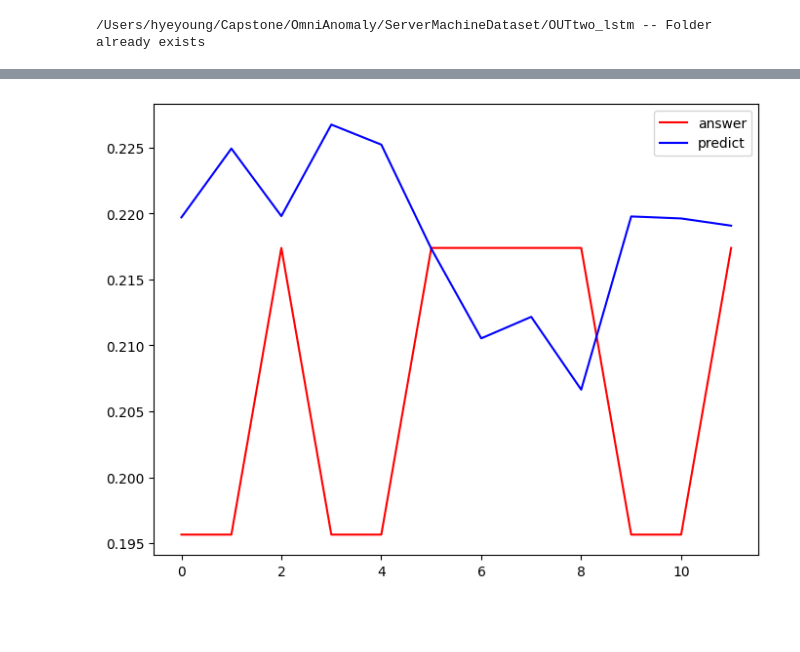
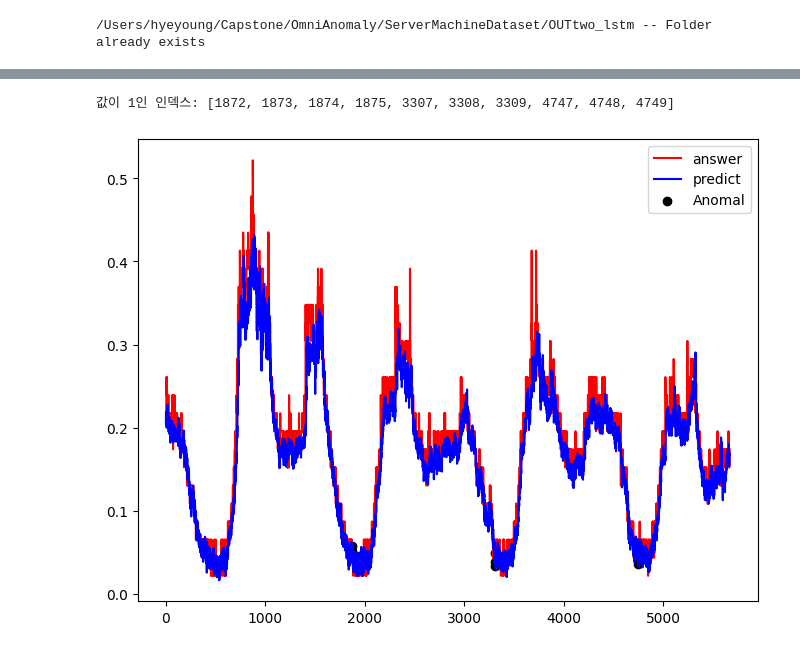
Before and after one commit to moji-moji-idn/Abnormal_Prediction, a Jupyter notebook: Conv1D.ipynb, the cells around one changed output, grey strips where cells are left out. Drawn from its saved outputs; the diff is of its cells as text; code cells hidden in the pictures; blank space fills up the shorter version.

```diff
--- a/Conv1D.ipynb
+++ b/Conv1D.ipynb
@@ -308,7 +318,7 @@ flattened_output = Flatten()(conv1d_output)
 # Define dense layers
 dense1 = Dense(64, activation='relu')(flattened_output)
 dense2 = Dense(32, activation='relu')(dense1)
-output = Dense(12)(dense2)
+output = Dense(6)(dense2)
 # %%
 model = Model(inputs = input_data, outputs = output)
 model.summary()
@@ -385,11 +383,13 @@ def RMSE(real, pred):
 # %%
 answer_list = []
 predict_list = []
+anomal_list = []
 for i in range(len(x_val_multi)):
-    x = x_val_multi[i].reshape((-1, 72, 6))
+    x = x_val_multi[i].reshape((-1, 24, 6))
     answer = y_val_multi[i]
-
+    anomal = y_val_anomal[i]
     predict = model.predict(x)[0]
     answer_list.append(answer)
+    anomal_list.append(anomal)
     predict_list.append(predict)
 # %% [output]
@@ -413,3 +413,4 @@ for i in range(len(x_val_multi)):
 # %%
 answer = np.reshape(answer_list, (-1, 1))
 predict = np.reshape(predict_list, (-1, 1))
+anomal = np.reshape(anomal_list, (-1, 1))
@@ -416,8 +429,21 @@ predict = np.reshape(predict_list, (-1, 1))
+# %%
+import numpy as np
+
+
+
+# 값이 1인 인덱스 저장
+indices_with_value_one = [index for index, value in enumerate(anomal) if np.any(value == 1)]
+
+# 결과 출력
+print("값이 1인 인덱스:", indices_with_value_one)
+# %% [output]
+값이 1인 인덱스: [1872, 1873, 1874, 1875, 3307, 3308, 3309, 4747, 4748, 4749]
 # %%
-plt.plot(answer_list[0], color = 'r', label = 'answer')
-plt.plot(predict_list[0], color = 'b', label = 'predict')
+plt.plot(answer, color = 'r', label = 'answer')
+plt.plot(predict, color = 'b', label = 'predict')
+plt.scatter(indices_with_value_one, [predict[i] for i in indices_with_value_one], color='k', label='Anomal', marker='o')  # 이상치 산점도
 
 plt.legend()
 plt.show()
 # %% [output]
-[figure, old version]
+[figure, new version]
```
Also changed, not shown: parts of 15 cells of this notebook, 2 other files.
